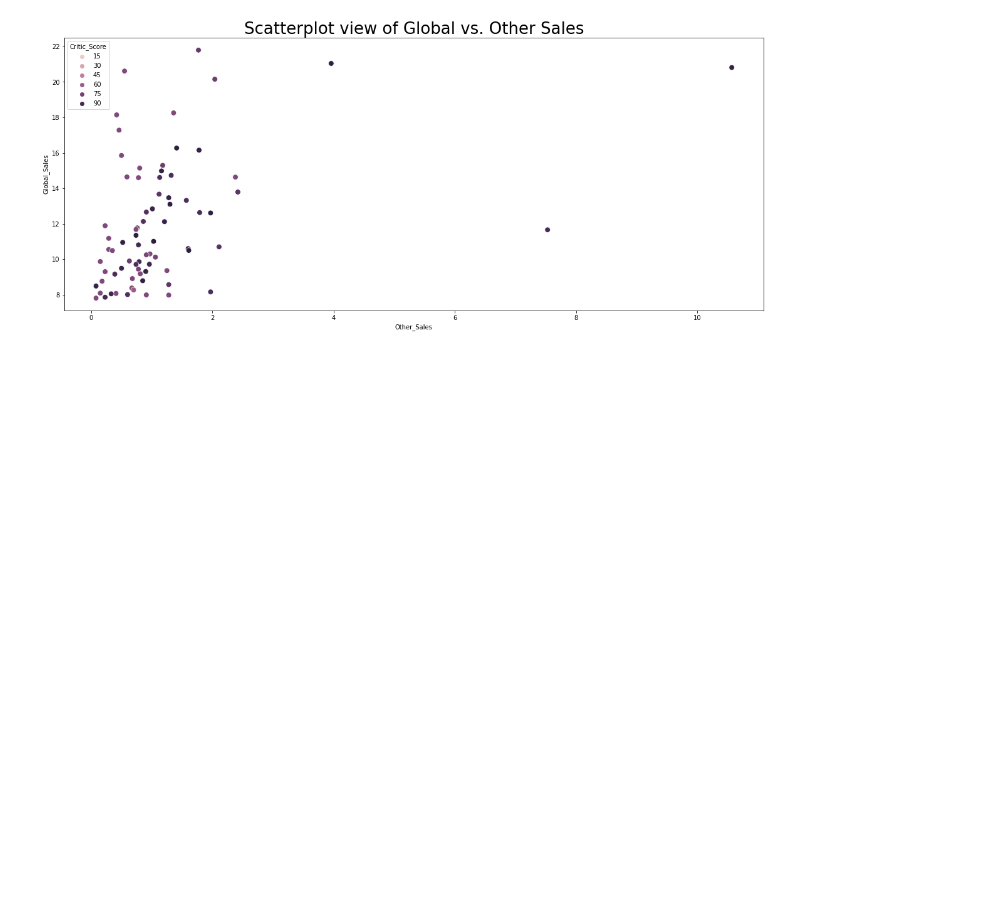
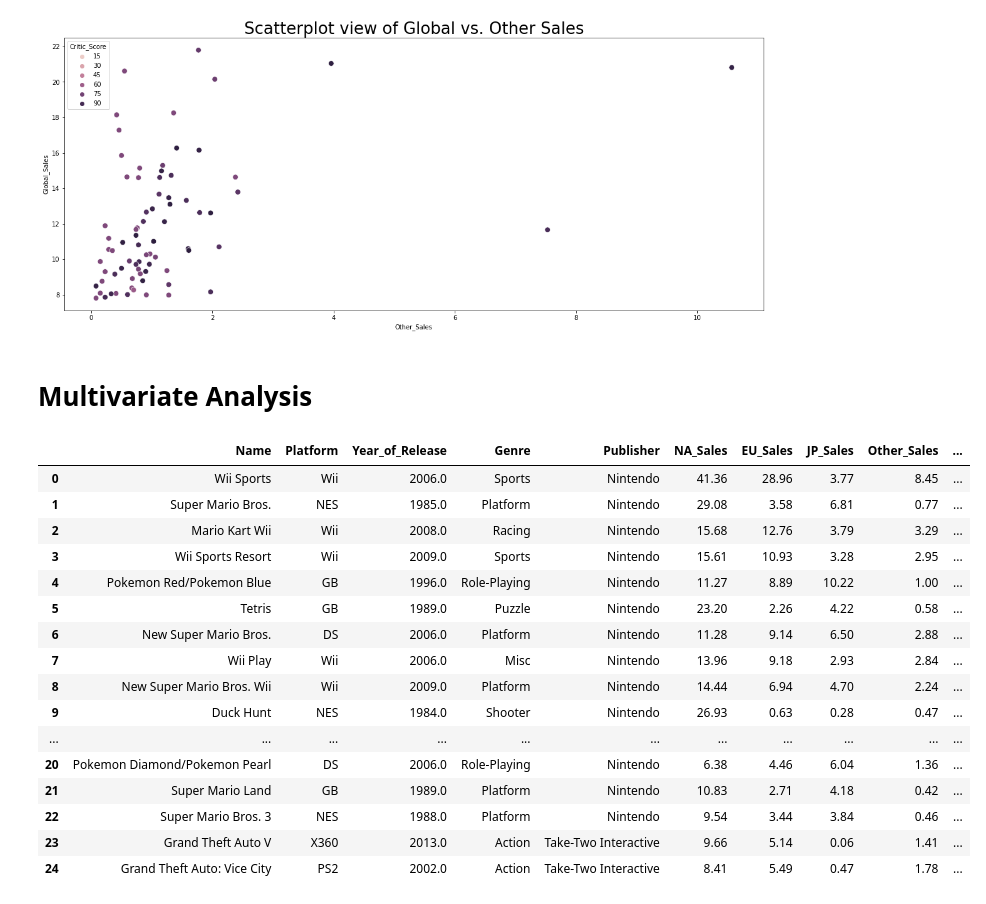
Before and after one commit to arihant1224/video_game_sales_with_ratings_eda_project, a Jupyter notebook: eda_video_games_sales_with_rating.ipynb, the cells around one changed output. Saved outputs shown, nothing was run; the diff lists cells and outputs as text; code cells hidden in the pictures; blank space fills up the shorter version.

Commit message:
Performed multivariate analysis

```diff
--- a/eda_video_games_sales_with_rating.ipynb
+++ b/eda_video_games_sales_with_rating.ipynb
@@ -578,3 +578,26 @@ plt.title("Scatterplot view of Global vs. Other Sales", fontdict={'fontsize':26}
 # %% [output]
 Text(0.5, 1.0, 'Scatterplot view of Global vs. Other Sales')
 [figure]
+# %% [markdown]
+# **Multivariate Analysis**
+# %%
+vg_plot = videogame_df[0:25]
+vg_plot
+# %% [output]
+|  | Name | Platform | Year_of_Release | Genre | Publisher | NA_Sales | EU_Sales | JP_Sales | Other_Sales | ... |
+| 0 | Wii Sports | Wii | 2006.0 | Sports | Nintendo | 41.36 | 28.96 | 3.77 | 8.45 | ... |
+| 1 | Super Mario Bros. | NES | 1985.0 | Platform | Nintendo | 29.08 | 3.58 | 6.81 | 0.77 | ... |
+| 2 | Mario Kart Wii | Wii | 2008.0 | Racing | Nintendo | 15.68 | 12.76 | 3.79 | 3.29 | ... |
+| 3 | Wii Sports Resort | Wii | 2009.0 | Sports | Nintendo | 15.61 | 10.93 | 3.28 | 2.95 | ... |
+| 4 | Pokemon Red/Pokemon Blue | GB | 1996.0 | Role-Playing | Nintendo | 11.27 | 8.89 | 10.22 | 1.00 | ... |
+| 5 | Tetris | GB | 1989.0 | Puzzle | Nintendo | 23.20 | 2.26 | 4.22 | 0.58 | ... |
+| 6 | New Super Mario Bros. | DS | 2006.0 | Platform | Nintendo | 11.28 | 9.14 | 6.50 | 2.88 | ... |
+| 7 | Wii Play | Wii | 2006.0 | Misc | Nintendo | 13.96 | 9.18 | 2.93 | 2.84 | ... |
+| 8 | New Super Mario Bros. Wii | Wii | 2009.0 | Platform | Nintendo | 14.44 | 6.94 | 4.70 | 2.24 | ... |
+| 9 | Duck Hunt | NES | 1984.0 | Shooter | Nintendo | 26.93 | 0.63 | 0.28 | 0.47 | ... |
+| ... | ... | ... | ... | ... | ... | ... | ... | ... | ... | ... |
+| 20 | Pokemon Diamond/Pokemon Pearl | DS | 2006.0 | Role-Playing | Nintendo | 6.38 | 4.46 | 6.04 | 1.36 | ... |
+| 21 | Super Mario Land | GB | 1989.0 | Platform | Nintendo | 10.83 | 2.71 | 4.18 | 0.42 | ... |
+| 22 | Super Mario Bros. 3 | NES | 1988.0 | Platform | Nintendo | 9.54 | 3.44 | 3.84 | 0.46 | ... |
+| 23 | Grand Theft Auto V | X360 | 2013.0 | Action | Take-Two Interactive | 9.66 | 5.14 | 0.06 | 1.41 | ... |
+| 24 | Grand Theft Auto: Vice City | PS2 | 2002.0 | Action | Take-Two Interactive | 8.41 | 5.49 | 0.47 | 1.78 | ... |
```
Also changed, not shown: parts of 4 cells of this notebook.
